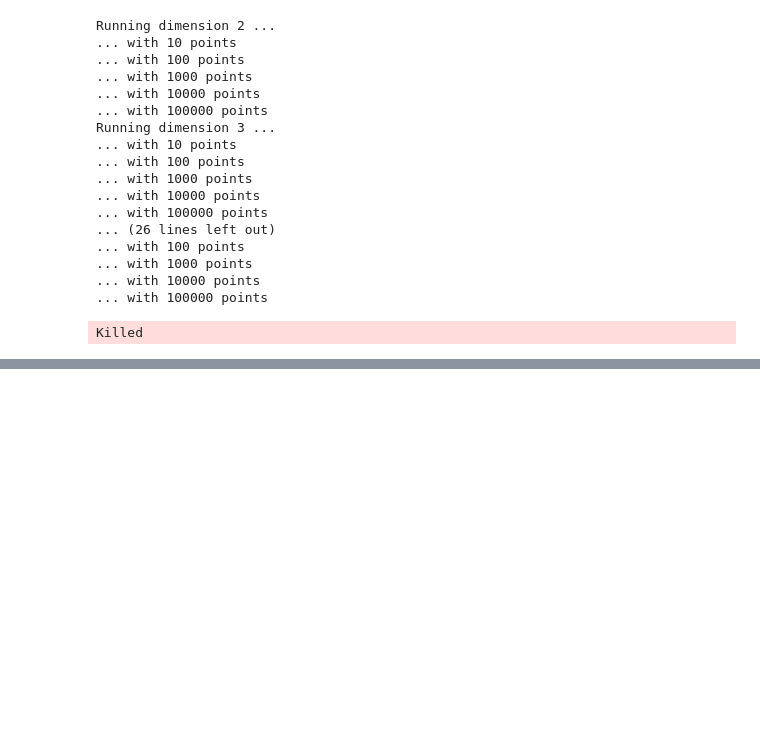
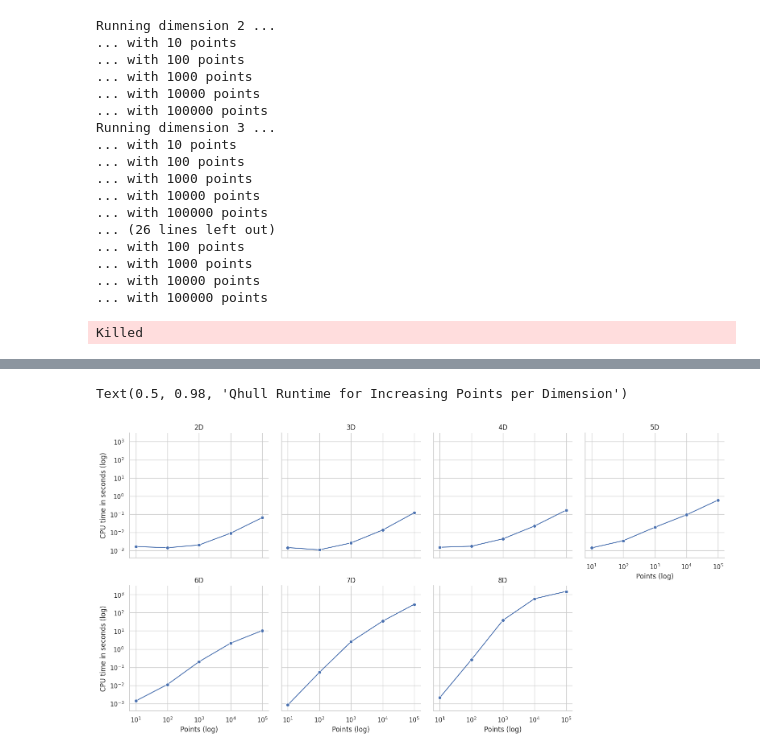
Before and after one commit to JanDuchscherer104/CompGeom, a Jupyter notebook: lab04/main.ipynb, the cells around one changed output, grey strips where cells are left out. Drawn from its saved outputs; the diff is of its cells as text; code cells hidden in the pictures; blank space fills up the shorter version.

```diff
--- a/lab04/main.ipynb
+++ b/lab04/main.ipynb
@@ -91,0 +129,16 @@ plot.get_figure().show()
+# %%
+plot_dimensions = sns.FacetGrid(runtime, col="Dimension", col_wrap=4, sharey=True, height=4)
+
+plot_dimensions.map(sns.lineplot, 'Points', 'Runtime', marker='o')
+plot_dimensions.set_titles(col_template="{col_name}D")
+plot_dimensions.set_axis_labels("Points (log)", "CPU time in seconds (log)")
+for ax in plot_dimensions.axes.flat:
+    ax.set_xscale('log')
+    ax.set_yscale('log')
+    sns.despine(ax=ax)
+
+plot_points.figure.subplots_adjust(top=0.9)
+plot_points.figure.suptitle('Qhull Runtime for Increasing Points per Dimension')
+# %% [output]
+Text(0.5, 0.98, 'Qhull Runtime for Increasing Points per Dimension')
+[figure, added]
```
Also changed, not shown: parts of 4 cells of this notebook.
